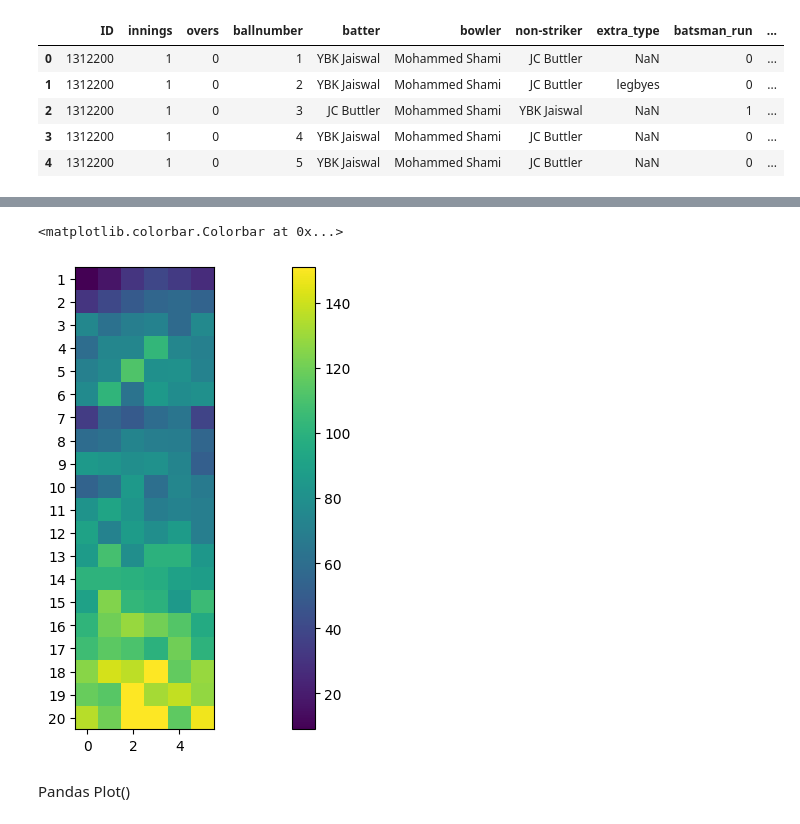
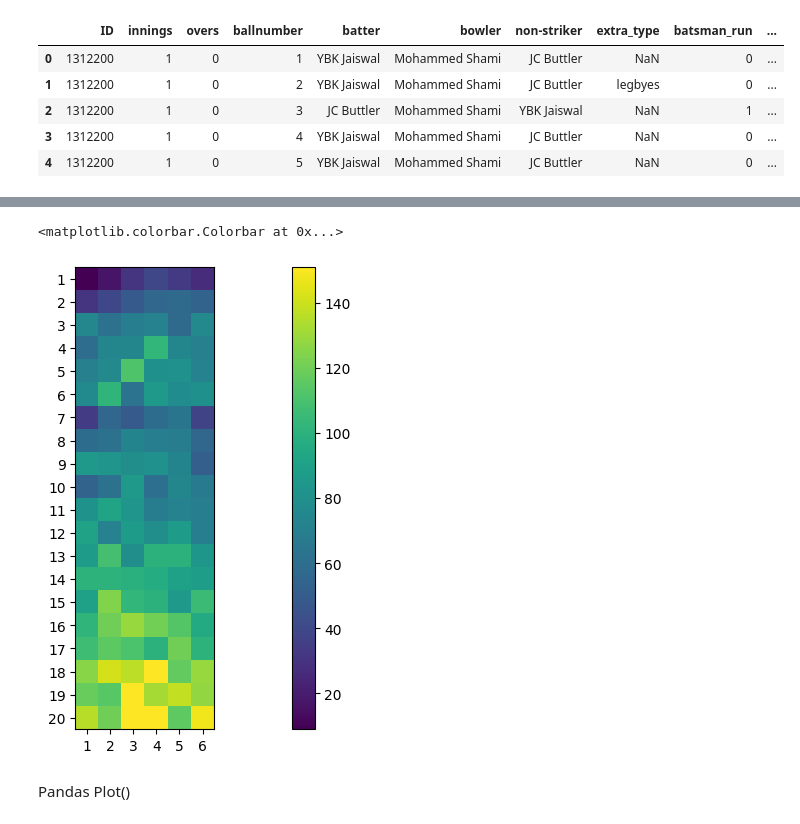
Before and after one commit to rahulkumar80026/Machine-Learning-Basic-to-Advanced, a Jupyter notebook: DataVisulization/2nd.ipynb, the cells around one changed output, grey strips where cells are left out. Drawn from its saved outputs; the diff is of its cells as text; code cells hidden in the pictures.

```diff
--- a/DataVisulization/2nd.ipynb
+++ b/DataVisulization/2nd.ipynb
@@ -305,12 +386,12 @@ grid=temp_df.pivot_table(index='overs',columns='ballnumber',values='batsman_run'
 # %%
 plt.figure(figsize=(20,6))
 plt.imshow(grid)
 plt.yticks(delivery['overs'].unique(), list(range(1,21)))
-# plt.xticks(delivery['ballnumber'].unique(), list(range(1,10)))
+plt.xticks(np.arange(0,6), list(range(1,7)))
 plt.colorbar()
 # %% [output]
 <matplotlib.colorbar.Colorbar at 0x...>
-[figure, old version]
+[figure, new version]
 # %% [markdown]
 Pandas Plot()
 # %%
```
Also changed, not shown: parts of 12 cells of this notebook.
